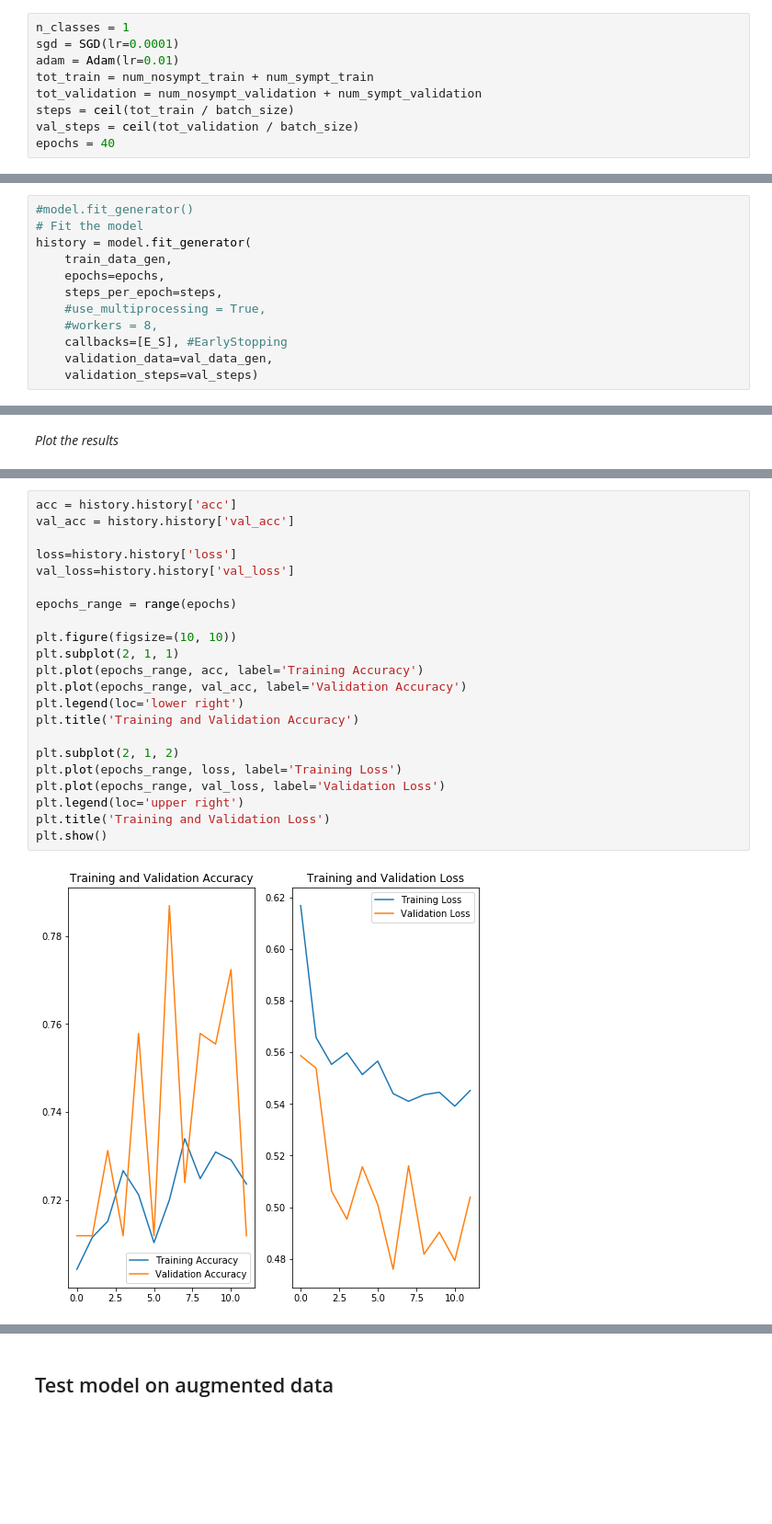
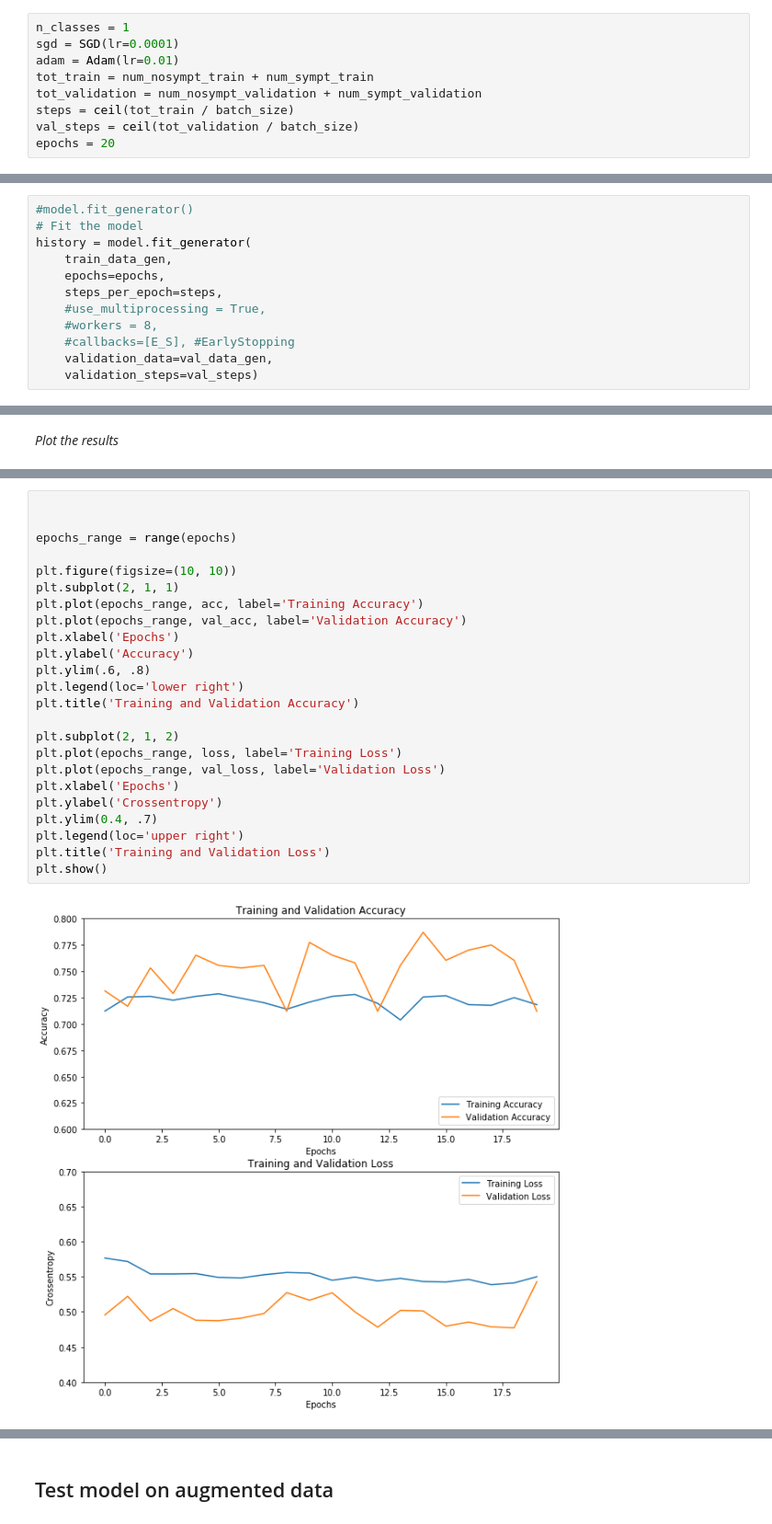
Before and after one commit to jackdeandrea/Diabetic-Rethinopathy, a Jupyter notebook: ProvaCNN.ipynb, the cells around one changed output, grey strips where cells are left out. Shown: that part at 92% size. Saved outputs shown, nothing was run; the diff lists cells and outputs as text; blank space fills up the shorter version.

```diff
--- a/ProvaCNN.ipynb
+++ b/ProvaCNN.ipynb
@@ -272,4 +281,4 @@ tot_train = num_nosympt_train + num_sympt_train
 tot_validation = num_nosympt_validation + num_sympt_validation
 steps = ceil(tot_train / batch_size)
 val_steps = ceil(tot_validation / batch_size)
-epochs = 40
+epochs = 20
@@ -323,7 +338,7 @@ history = model.fit_generator(
     steps_per_epoch=steps,
     #use_multiprocessing = True,
     #workers = 8,
-    callbacks=[E_S], #EarlyStopping
+    #callbacks=[E_S], #EarlyStopping
     validation_data=val_data_gen,
     validation_steps=val_steps)
 # %% [output]
@@ -369,24 +372,26 @@ history.history
 # %%
-acc = history.history['acc']
-val_acc = history.history['val_acc']
 
-loss=history.history['loss']
-val_loss=history.history['val_loss']
 
 epochs_range = range(epochs)
 
 plt.figure(figsize=(10, 10))
 plt.subplot(2, 1, 1)
 plt.plot(epochs_range, acc, label='Training Accuracy')
 plt.plot(epochs_range, val_acc, label='Validation Accuracy')
+plt.xlabel('Epochs')
+plt.ylabel('Accuracy')
+plt.ylim(.6, .8)
 plt.legend(loc='lower right')
 plt.title('Training and Validation Accuracy')
 
 plt.subplot(2, 1, 2)
 plt.plot(epochs_range, loss, label='Training Loss')
 plt.plot(epochs_range, val_loss, label='Validation Loss')
+plt.xlabel('Epochs')
+plt.ylabel('Crossentropy')
+plt.ylim(0.4, .7)
 plt.legend(loc='upper right')
 plt.title('Training and Validation Loss')
 plt.show()
 # %% [output]
-[figure, old version]
+[figure, new version]
```
Also changed, not shown: parts of 20 cells of this notebook, 1 other file.
